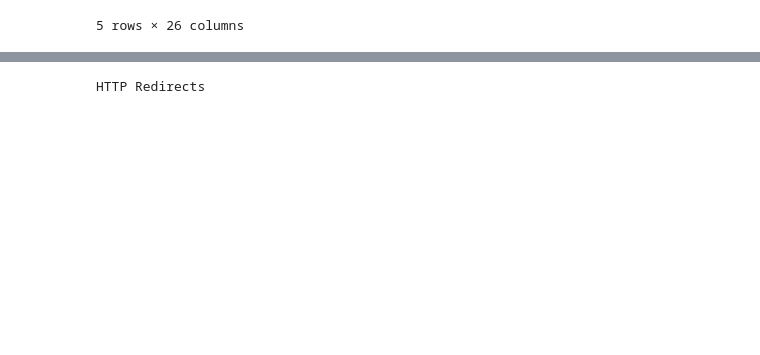
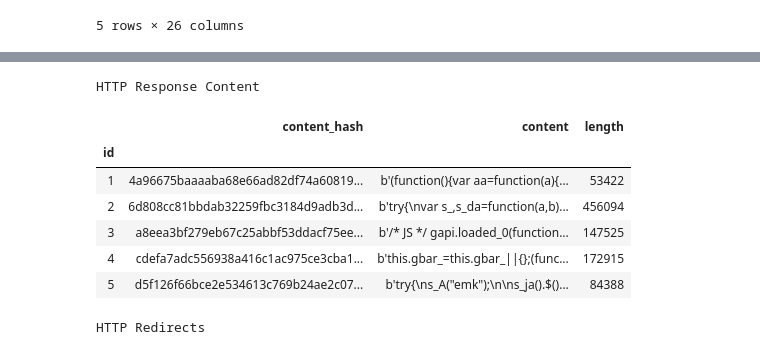
Before and after one commit to birdsarah/faust-selenium, a Jupyter notebook: crawler/data-review.ipynb, the cells around one changed output, grey strips where cells are left out. Saved outputs shown, nothing was run; the diff lists cells and outputs as text; code cells hidden in the pictures; blank space fills up the shorter version.

Commit message:
Implement content storage
(No changes were necessary from webextension)

```diff
--- a/crawler/data-review.ipynb
+++ b/crawler/data-review.ipynb
@@ -129,3 +125,16 @@ HTTP Responses
+# %%
+df = pd.read_sql_table('http_response_content', DB, index_col='id')
+print('HTTP Response Content')
+df.tail()
+# %% [output]
+HTTP Response Content
+|  | content_hash | content | length |
+| id |  |  |  |
+| 1 | 4a96675baaaaba68e66ad82df74a60819... | b'(function(){var aa=function(a){... | 53422 |
+| 2 | 6d808cc81bbdab32259fbc3184d9adb3d... | b'try{\nvar s_,s_da=function(a,b)... | 456094 |
+| 3 | a8eea3bf279eb67c25abbf53ddacf75ee... | b'/* JS */ gapi.loaded_0(function... | 147525 |
+| 4 | cdefa7adc556938a416c1ac975ce3cba1... | b'this.gbar_=this.gbar_||{};(func... | 172915 |
+| 5 | d5f126f66bce2e534613c769b24ae2c07... | b'try{\ns_A("emk");\n\ns_ja().$()... | 84388 |
 # %%
 df = pd.read_sql_table('http_redirects', DB, index_col='id')
 print('HTTP Redirects')
```
Also changed, not shown: parts of 2 cells of this notebook, 5 other files.
